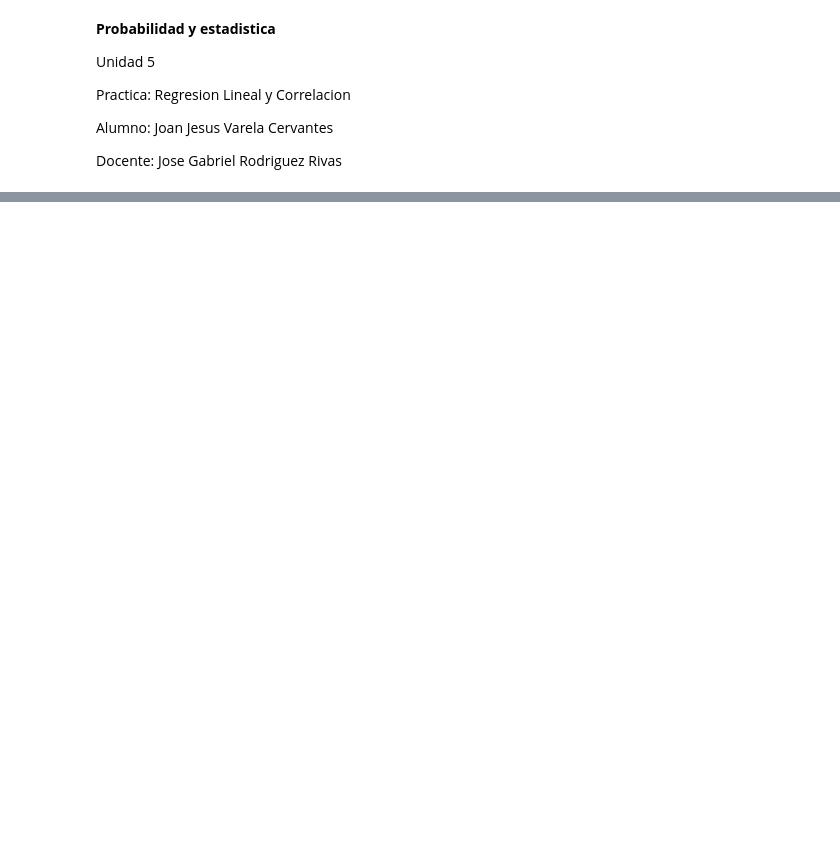
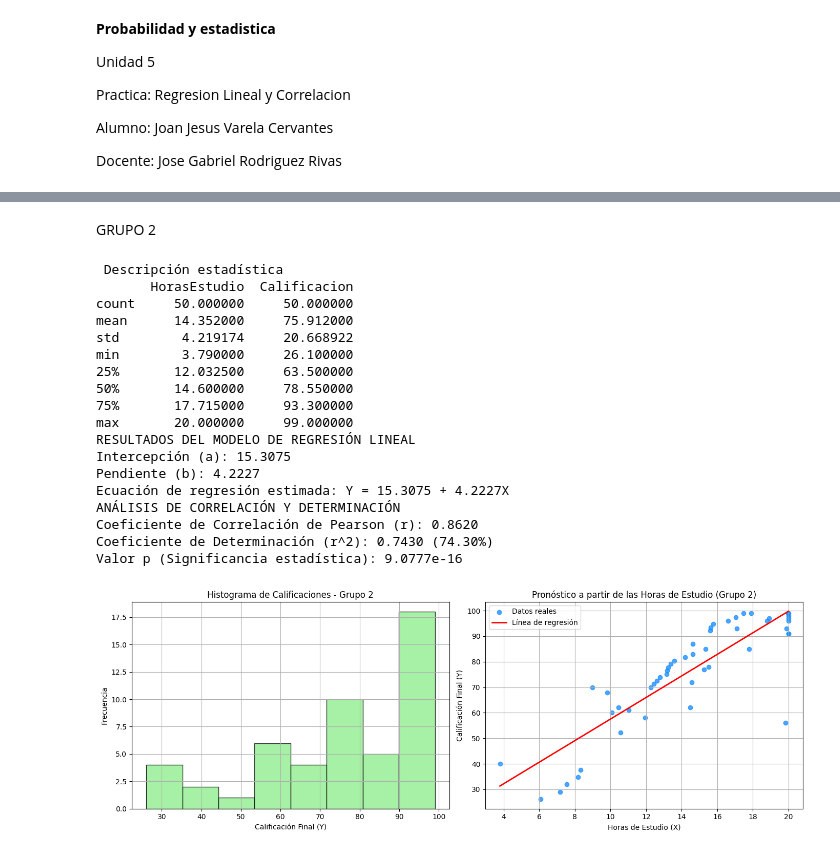
Before and after one commit to 25041097-jesus/Probabilidad, a Jupyter notebook: Unidad 5/Practica de Regresion Lineal y Correlacion U5.ipynb, the cells around one changed output, grey strips where cells are left out. Cells and saved outputs as stored; diff of their text form; code cells hidden in the pictures; blank space fills up the shorter version.

```diff
--- a/Unidad 5/Practica de Regresion Lineal y Correlacion U5.ipynb
+++ b/Unidad 5/Practica de Regresion Lineal y Correlacion U5.ipynb
@@ -92,0 +111,79 @@ Valor p (Significancia estadística): 6.9351e-01
+# %% [markdown]
+GRUPO 2
+# %%
+
+import numpy as np
+import pandas as pd
+import matplotlib.pyplot as plt
+from sklearn.linear_model import LinearRegression
+from scipy.stats import pearsonr
+
+df = pd.read_csv('grupo2.csv')
+
+print(" Descripción estadística")
+print(df.describe())
+
+X = df[['HorasEstudio']].values.reshape(-1, 1)
+y = df['Calificacion'].values
+
+modelo = LinearRegression()
+modelo.fit(X, y)
+
+intercepcion_a = modelo.intercept_
+pendiente_b = modelo.coef_[0]
+
+print("RESULTADOS DEL MODELO DE REGRESIÓN LINEAL")
+
+print(f"Intercepción (a): {intercepcion_a:.4f}")
+print(f"Pendiente (b): {pendiente_b:.4f}")
+print(f"Ecuación de regresión estimada: Y = {intercepcion_a:.4f} + {pendiente_b:.4f}X")
+
+coef_corr, p_valor = pearsonr(df['HorasEstudio'], df['Calificacion'])
+r_cuadrada = coef_corr ** 2
+
+print("ANÁLISIS DE CORRELACIÓN Y DETERMINACIÓN")
+
+
+print(f"Coeficiente de Correlación de Pearson (r): {coef_corr:.4f}")
+print(f"Coeficiente de Determinación (r^2): {r_cuadrada:.4f} ({r_cuadrada*100:.2f}%)")
+print(f"Valor p (Significancia estadística): {p_valor:.4e}")
+
+plt.figure(figsize=(14, 5))
+
+plt.subplot(1, 2, 1)
+plt.hist(y, bins=8, color='lightgreen', edgecolor='black', alpha=0.8)
+plt.title('Histograma de Calificaciones - Grupo 2')
+plt.xlabel('Calificación Final (Y)')
+plt.ylabel('Frecuencia')
+plt.grid(True)
+
+plt.subplot(1, 2, 2)
+plt.scatter(X, y, color='dodgerblue', label='Datos reales', alpha=0.8)
+plt.plot(X, modelo.predict(X), color='red', linewidth=2, label='Línea de regresión')
+plt.title('Pronóstico a partir de las Horas de Estudio (Grupo 2)')
+plt.xlabel('Horas de Estudio (X)')
+plt.ylabel('Calificación Final (Y)')
+plt.legend()
+plt.grid(True)
+plt.tight_layout()
+plt.show()
+# %% [output]
+ Descripción estadística
+       HorasEstudio  Calificacion
+count     50.000000     50.000000
+mean      14.352000     75.912000
+std        4.219174     20.668922
+min        3.790000     26.100000
+25%       12.032500     63.500000
+50%       14.600000     78.550000
+75%       17.715000     93.300000
+max       20.000000     99.000000
+RESULTADOS DEL MODELO DE REGRESIÓN LINEAL
+Intercepción (a): 15.3075
+Pendiente (b): 4.2227
+Ecuación de regresión estimada: Y = 15.3075 + 4.2227X
+ANÁLISIS DE CORRELACIÓN Y DETERMINACIÓN
+Coeficiente de Correlación de Pearson (r): 0.8620
+Coeficiente de Determinación (r^2): 0.7430 (74.30%)
+Valor p (Significancia estadística): 9.0777e-16
+[figure, added]
```
Also changed, not shown: parts of 7 cells of this notebook.
